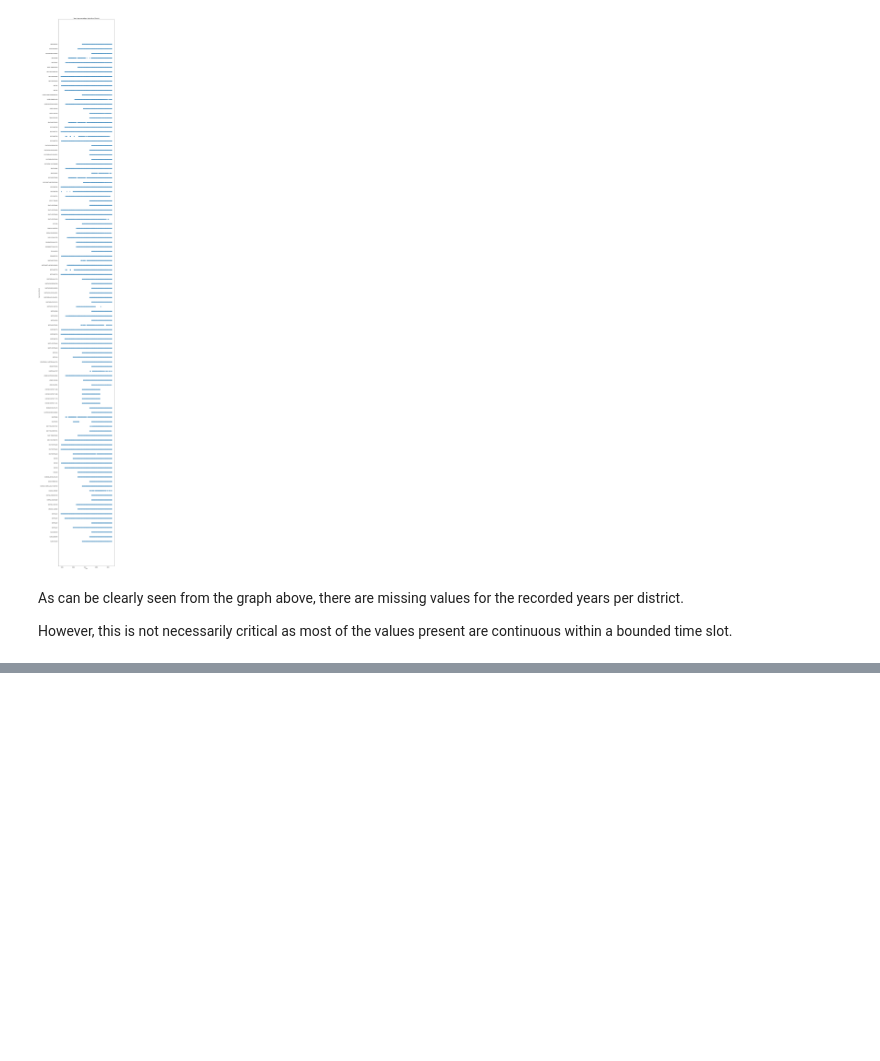
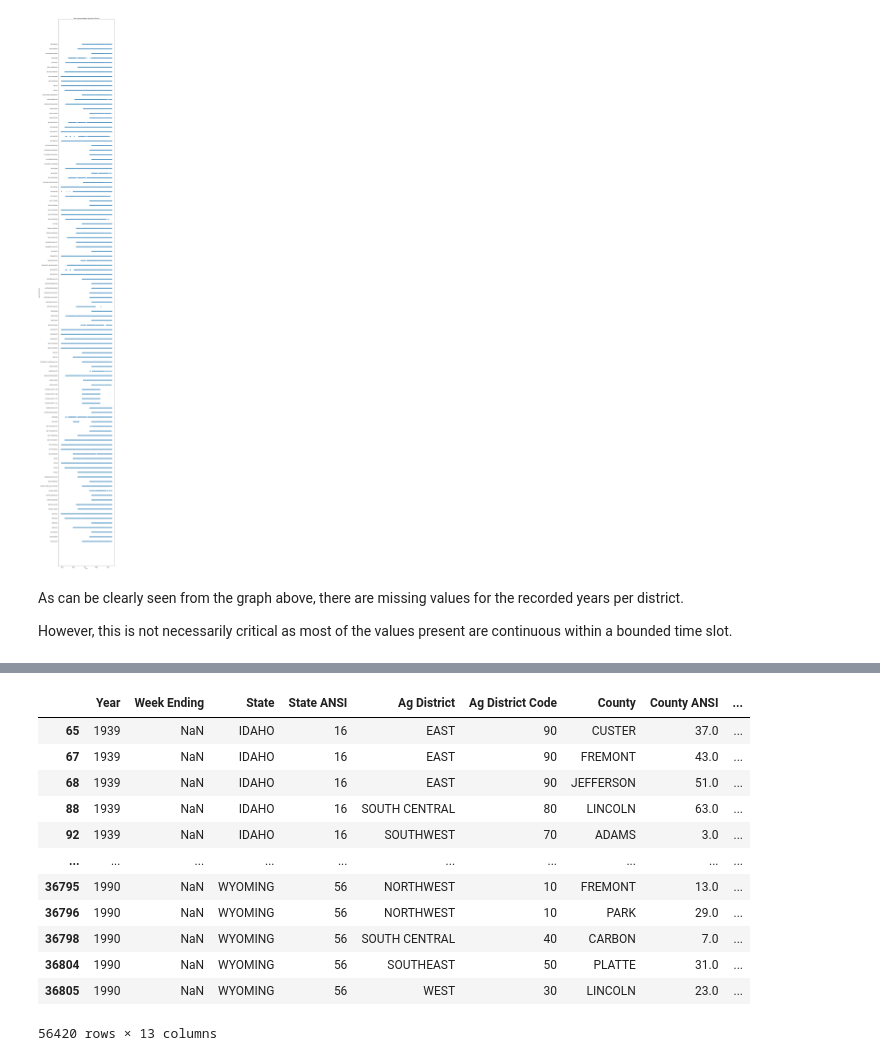
Before and after one commit to atabou/CMPS276_Data_Science_Project, a Jupyter notebook: EDA.ipynb, the cells around one changed output, grey strips where cells are left out. Saved outputs shown, nothing was run; the diff lists cells and outputs as text; code cells hidden in the pictures; blank space fills up the shorter version.

```diff
--- a/EDA.ipynb
+++ b/EDA.ipynb
@@ -431,0 +452,18 @@ However, this is not necessarily critical as most of the values present are cont
+# %%
+
+duplicates = df[ df.duplicated( ["Year", "County"] ) ]
+duplicates
+# %% [output]
+|  | Year | Week Ending | State | State ANSI | Ag District | Ag District Code | County | County ANSI | ... |
+| 65 | 1939 | NaN | IDAHO | 16 | EAST | 90 | CUSTER | 37.0 | ... |
+| 67 | 1939 | NaN | IDAHO | 16 | EAST | 90 | FREMONT | 43.0 | ... |
+| 68 | 1939 | NaN | IDAHO | 16 | EAST | 90 | JEFFERSON | 51.0 | ... |
+| 88 | 1939 | NaN | IDAHO | 16 | SOUTH CENTRAL | 80 | LINCOLN | 63.0 | ... |
+| 92 | 1939 | NaN | IDAHO | 16 | SOUTHWEST | 70 | ADAMS | 3.0 | ... |
+| ... | ... | ... | ... | ... | ... | ... | ... | ... | ... |
+| 36795 | 1990 | NaN | WYOMING | 56 | NORTHWEST | 10 | FREMONT | 13.0 | ... |
+| 36796 | 1990 | NaN | WYOMING | 56 | NORTHWEST | 10 | PARK | 29.0 | ... |
+| 36798 | 1990 | NaN | WYOMING | 56 | SOUTH CENTRAL | 40 | CARBON | 7.0 | ... |
+| 36804 | 1990 | NaN | WYOMING | 56 | SOUTHEAST | 50 | PLATTE | 31.0 | ... |
+| 36805 | 1990 | NaN | WYOMING | 56 | WEST | 30 | LINCOLN | 23.0 | ... |
+56420 rows × 13 columns
```
Also changed, not shown: parts of 14 cells of this notebook, 5 other files.
